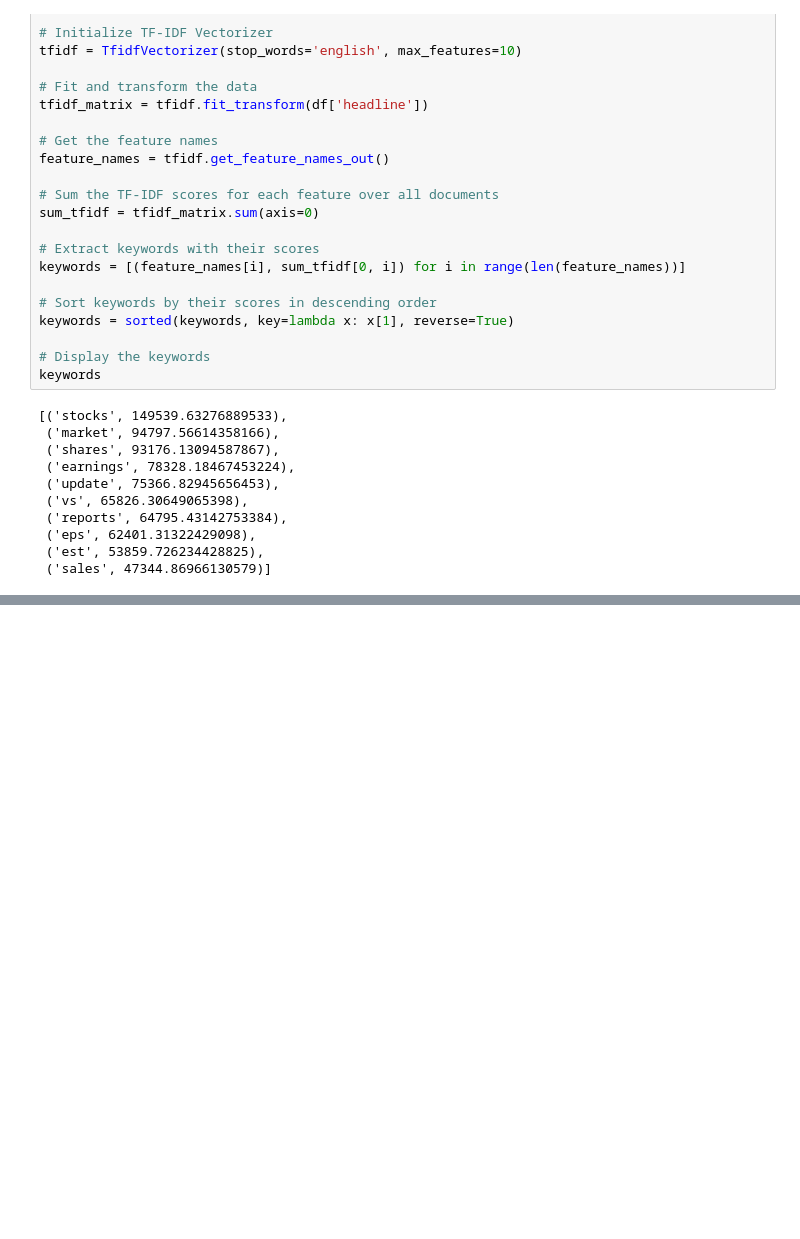
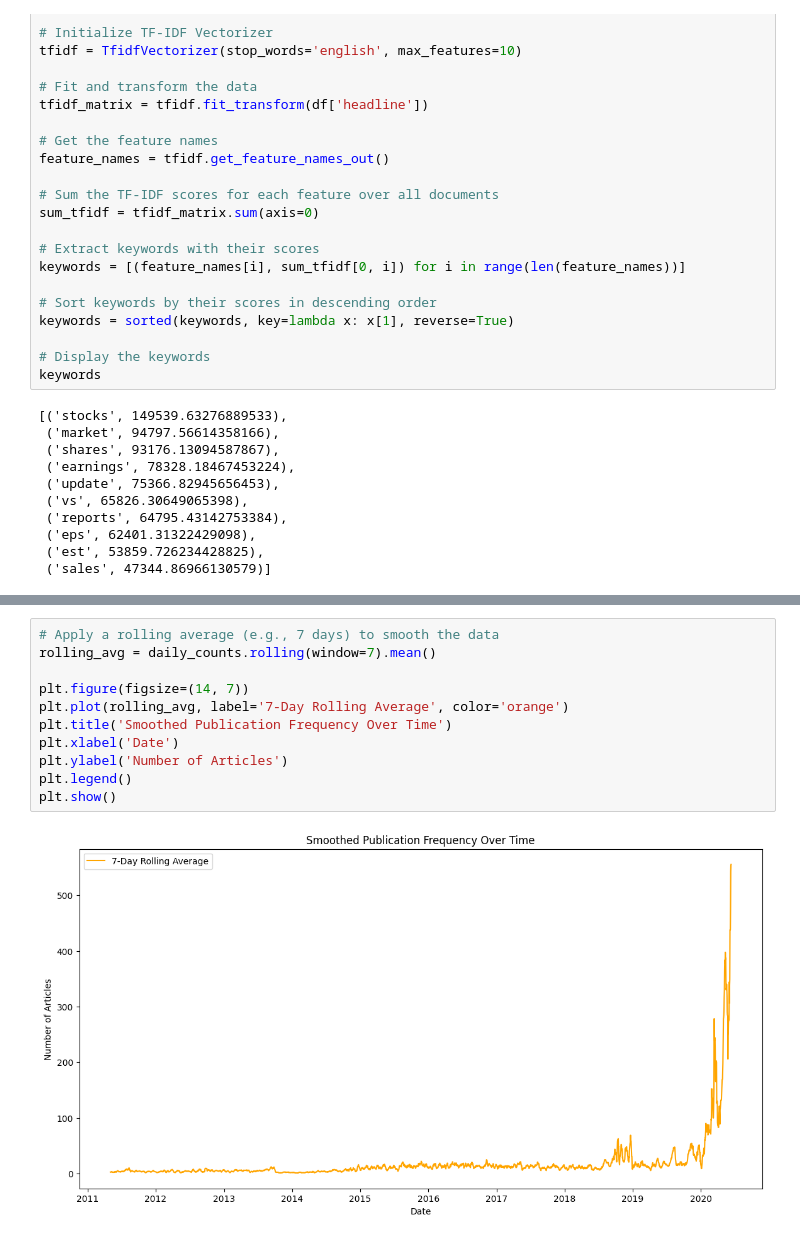
Before and after one commit to Ofgeha-Gelana/Nova-Financial-Solution, a Jupyter notebook: notebooks/eda.ipynb, the cells around one changed output, grey strips where cells are left out. Saved outputs shown, nothing was run; the diff lists cells and outputs as text; blank space fills up the shorter version.

```diff
--- a/notebooks/eda.ipynb
+++ b/notebooks/eda.ipynb
@@ -555,0 +284,13 @@ daily_return        NaN           NaN
+# %%
+# Apply a rolling average (e.g., 7 days) to smooth the data
+rolling_avg = daily_counts.rolling(window=7).mean()
+
+plt.figure(figsize=(14, 7))
+plt.plot(rolling_avg, label='7-Day Rolling Average', color='orange')
+plt.title('Smoothed Publication Frequency Over Time')
+plt.xlabel('Date')
+plt.ylabel('Number of Articles')
+plt.legend()
+plt.show()
+# %% [output]
+[figure, added]
```
Also changed, not shown: parts of 28 cells of this notebook.
